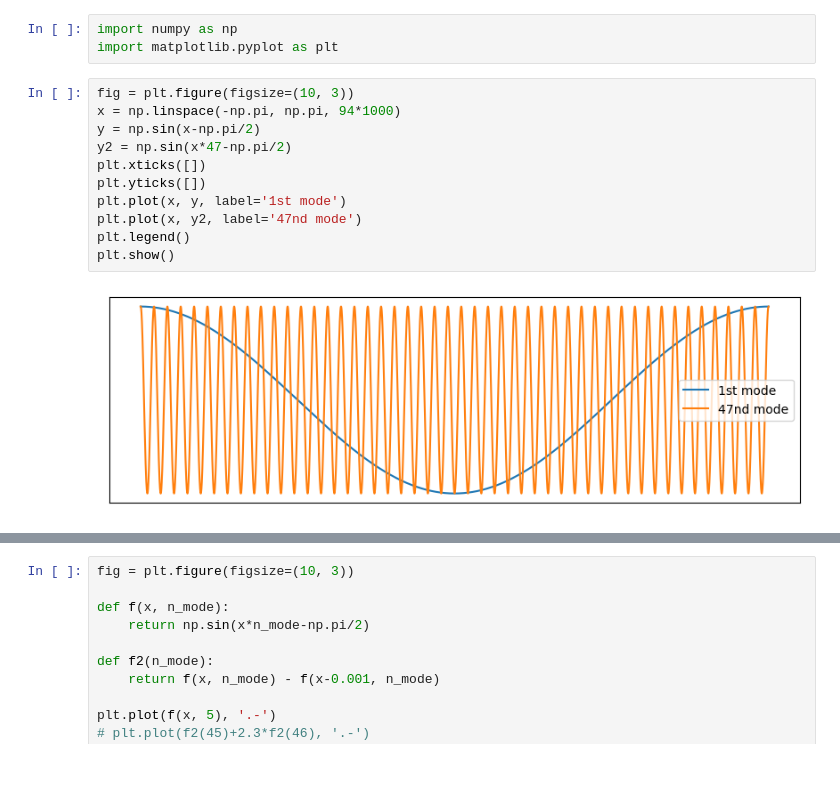
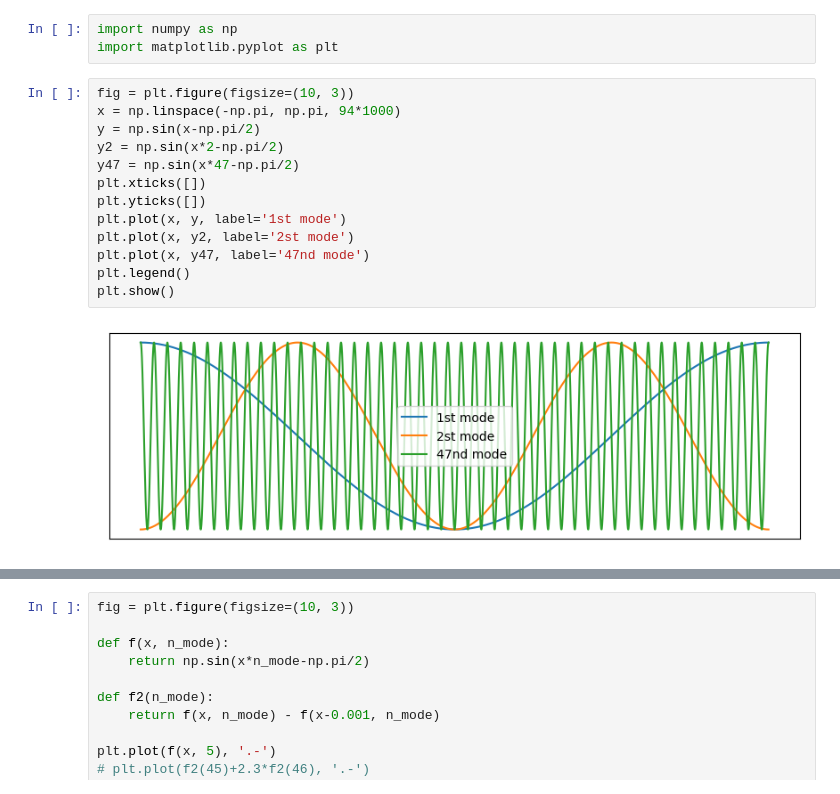
Before and after one commit to jinglinzhao/NEID_solar, a Jupyter notebook: Fourier modes shifts.ipynb, the cells around one changed output, grey strips where cells are left out. Cells and saved outputs as stored; diff of their text form.

```diff
--- a/Fourier modes shifts.ipynb
+++ b/Fourier modes shifts.ipynb
@@ -6,13 +6,15 @@ import matplotlib.pyplot as plt
 # %%
 fig = plt.figure(figsize=(10, 3))
 x = np.linspace(-np.pi, np.pi, 94*1000)
 y = np.sin(x-np.pi/2)
-y2 = np.sin(x*47-np.pi/2)
+y2 = np.sin(x*2-np.pi/2)
+y47 = np.sin(x*47-np.pi/2)
 plt.xticks([])
 plt.yticks([])
 plt.plot(x, y, label='1st mode')
-plt.plot(x, y2, label='47nd mode')
+plt.plot(x, y2, label='2st mode')
+plt.plot(x, y47, label='47nd mode')
 plt.legend()
 plt.show()
 # %% [output]
-[figure, old version]
+[figure, new version]
```
Also changed, not shown: parts of 3 cells of this notebook, 13 other files.
